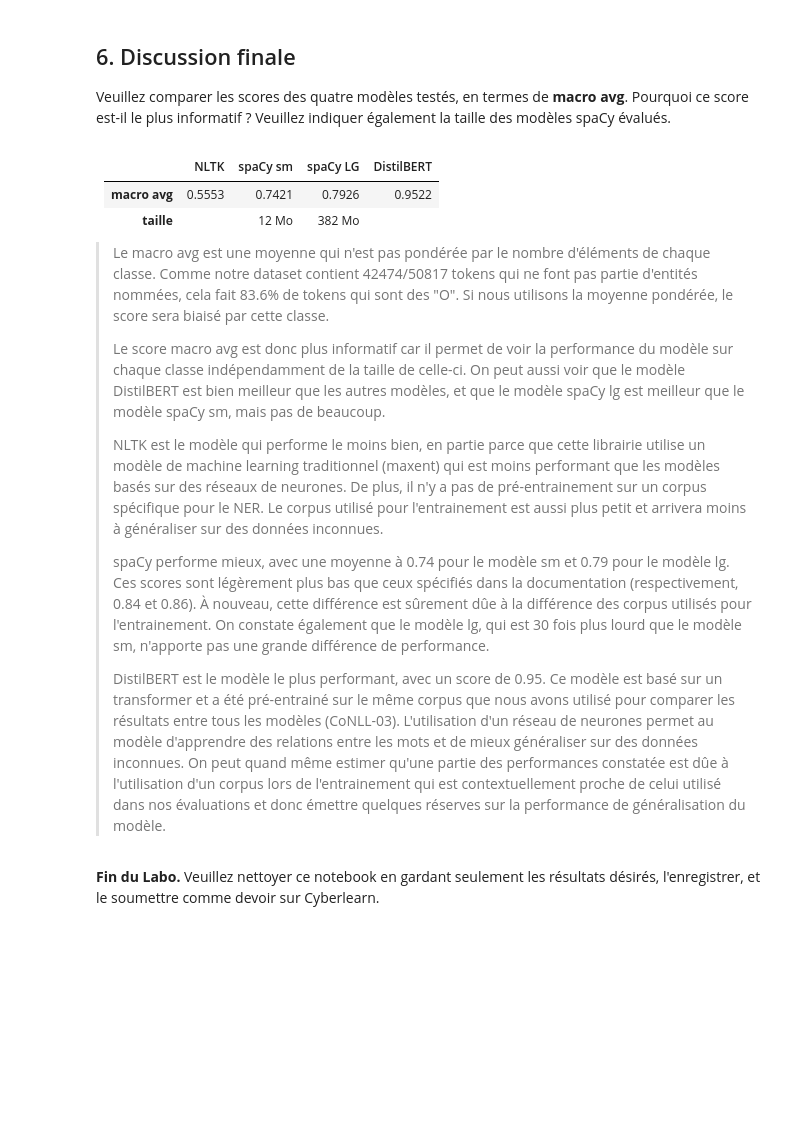
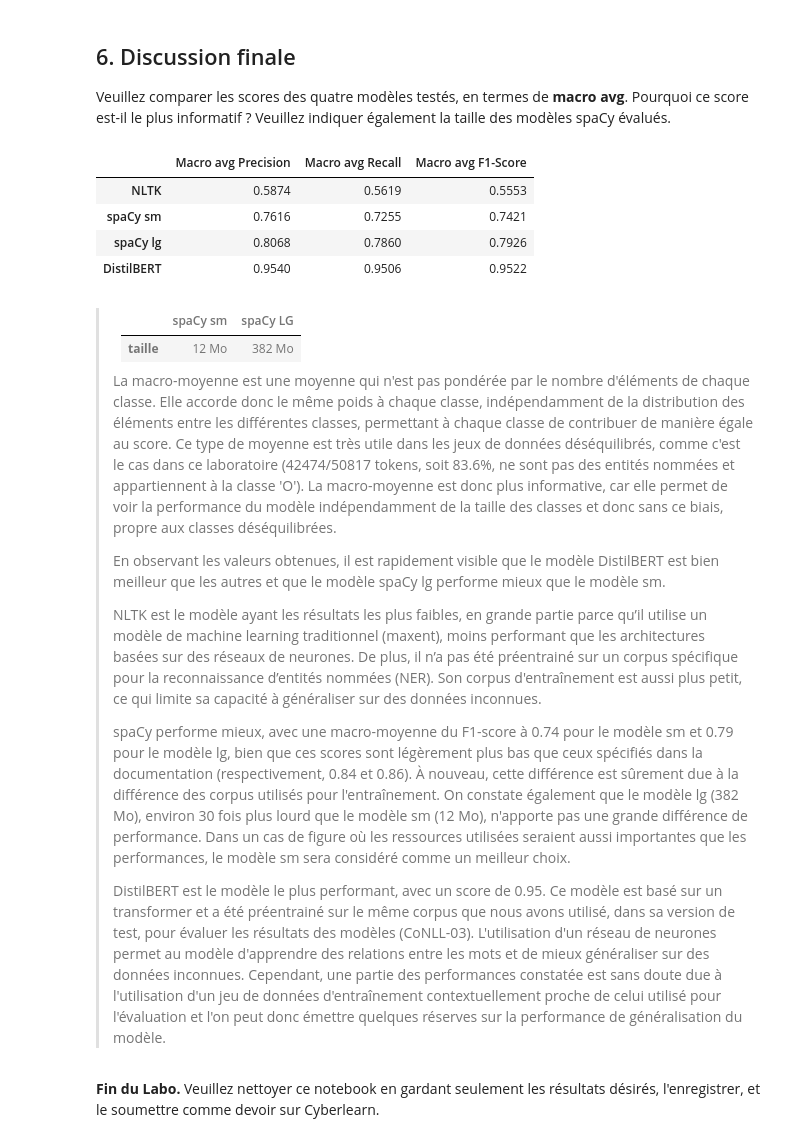
Before and after one commit to heig-lherman/tal, a Jupyter notebook: pw4/TAL_Labo4_Butty_Herman.ipynb, the cells around one changed output. Drawn from its saved outputs; the diff is of its cells as text; code cells hidden in the pictures; blank space fills up the shorter version.

```diff
--- a/pw4/TAL_Labo4_Butty_Herman.ipynb
+++ b/pw4/TAL_Labo4_Butty_Herman.ipynb
@@ -524,8 +535,8 @@ print(len(bert_tags_conv))
 # %% [markdown]
 **5g.** En comparant `test_tags` avec `bert_tags_conv`, veuillez afficher le rapport d'évaluation de la classification et la matrice de confusion, pour tous les types de tags apparaissant dans les données de test.
 # %%
-print("Rapport d'évaluation :")
-print(classification_report(test_tags, bert_tags_conv, zero_division=0, digits=4))
+report_bert = classification_report(test_tags, bert_tags_conv, zero_division=0, digits=4)
+print(f"Rapport d'évaluation :\n{report_bert}")
 # %% [output]
 Rapport d'évaluation :
               precision    recall  f1-score   support
@@ -602,20 +611,40 @@ Dans l'ensemble, les résultats sont pratiquement identiques et se constatent se
 ## 6. Discussion finale
 
 Veuillez comparer les scores des quatre modèles testés, en termes de **macro avg**.  Pourquoi ce score est-il le plus informatif ?  Veuillez indiquer également la taille des modèles spaCy évalués.
+# %%
+reports = {
+    "NLTK": report_nltk,
+    "spaCy sm" : report_spacy_sm,
+    "spaCy lg" : report_spacy_lg,
+    "DistilBERT": report_bert,
+}
+
+df = pd.DataFrame(
+    {name: list(map(float, re.search(r"macro avg\s+([\d\.]+)\s+([\d\.]+)\s+([\d\.]+)", report).groups()))
+     for name, report in reports.items()}
+).T
+
+df.columns = ["Macro avg Precision", "Macro avg Recall", "Macro avg F1-Score"]
+display(df)
+# %% [output]
+|  | Macro avg Precision | Macro avg Recall | Macro avg F1-Score |
+| NLTK | 0.5874 | 0.5619 | 0.5553 |
+| spaCy sm | 0.7616 | 0.7255 | 0.7421 |
+| spaCy lg | 0.8068 | 0.7860 | 0.7926 |
+| DistilBERT | 0.9540 | 0.9506 | 0.9522 |
 # %% [markdown]
-|               | NLTK   | spaCy sm | spaCy LG | DistilBERT |
-|---------------|--------|----------|----------|------------|
-| **macro avg** | 0.5553 | 0.7421   | 0.7926   | 0.9522     |
-| **taille**    |        | 12 Mo    | 382 Mo   |            |
-
-> Le macro avg est une moyenne qui n'est pas pondérée par le nombre d'éléments de chaque classe. Comme notre dataset contient 42474/50817 tokens qui ne font pas partie d'entités nommées, cela fait 83.6% de tokens qui sont des "O". Si nous utilisons la moyenne pondérée, le score sera biaisé par cette classe.
+> |               | spaCy sm | spaCy LG |
+> |---------------|----------|----------|
+> | **taille**    | 12 Mo    | 382 Mo   |
 >
-> Le score macro avg est donc plus informatif car il permet de voir la performance du modèle sur chaque classe indépendamment de la taille de celle-ci. On peut aussi voir que le modèle DistilBERT est bien meilleur que les autres modèles, et que le modèle spaCy lg est meilleur que le modèle spaCy sm, mais pas de beaucoup.
+> La macro-moyenne est une moyenne qui n'est pas pondérée par le nombre d'éléments de chaque classe. Elle accorde donc le même poids à chaque classe, indépendamment de la distribution des éléments entre les différentes classes, permettant à chaque classe de contribuer de manière égale au score. Ce type de moyenne est très utile dans les jeux de données déséquilibrés, comme c'est le cas dans ce laboratoire (42474/50817 tokens, soit 83.6%, ne sont pas des entités nommées et appartiennent à la classe 'O'). La macro-moyenne est donc plus informative, car elle permet de voir la performance du modèle indépendamment de la taille des classes et donc sans ce biais, propre aux classes déséquilibrées.
 >
-> NLTK est le modèle qui performe le moins bien, en partie parce que cette librairie utilise un modèle de machine learning traditionnel (maxent) qui est moins performant que les modèles basés sur des réseaux de neurones. De plus, il n'y a pas de pré-entrainement sur un corpus spécifique pour le NER. Le corpus utilisé pour l'entrainement est aussi plus petit et arrivera moins à généraliser sur des données inconnues.
+> En observant les valeurs obtenues, il est rapidement visible que le modèle DistilBERT est bien meilleur que les autres et que le modèle spaCy lg performe mieux que le modèle sm.
 >
-> spaCy performe mieux, avec une moyenne à 0.74 pour le modèle sm et 0.79 pour le modèle lg. Ces scores sont légèrement plus bas que ceux spécifiés dans la documentation (respectivement, 0.84 et 0.86). À nouveau, cette différence est sûrement dûe à la différence des corpus utilisés pour l'entrainement. On constate également que le modèle lg, qui est 30 fois plus lourd que le modèle sm, n'apporte pas une grande différence de performance.
+> NLTK est le modèle ayant les résultats les plus faibles, en grande partie parce qu’il utilise un modèle de machine learning traditionnel (maxent), moins performant que les architectures basées sur des réseaux de neurones. De plus, il n’a pas été préentrainé sur un corpus spécifique pour la reconnaissance d’entités nommées (NER). Son corpus d'entraînement est aussi plus petit, ce qui limite sa capacité à généraliser sur des données inconnues.
 >
-> DistilBERT est le modèle le plus performant, avec un score de 0.95. Ce modèle est basé sur un transformer et a été pré-entrainé sur le même corpus que nous avons utilisé pour comparer les résultats entre tous les modèles (CoNLL-03). L'utilisation d'un réseau de neurones permet au modèle d'apprendre des relations entre les mots et de mieux généraliser sur des données inconnues. On peut quand même estimer qu'une partie des performances constatée est dûe à l'utilisation d'un corpus lors de l'entrainement qui est contextuellement proche de celui utilisé dans nos évaluations et donc émettre quelques réserves sur la performance de généralisation du modèle.
+> spaCy performe mieux, avec une macro-moyenne du F1-score à 0.74 pour le modèle sm et 0.79 pour le modèle lg, bien que ces scores sont légèrement plus bas que ceux spécifiés dans la documentation (respectivement, 0.84 et 0.86). À nouveau, cette différence est sûrement due à la différence des corpus utilisés pour l'entraînement. On constate également que le modèle lg (382 Mo), environ 30 fois plus lourd que le modèle sm (12 Mo), n'apporte pas une grande différence de performance. Dans un cas de figure où les ressources utilisées seraient aussi importantes que les performances, le modèle sm sera considéré comme un meilleur choix.
+>
+> DistilBERT est le modèle le plus performant, avec un score de 0.95. Ce modèle est basé sur un transformer et a été préentrainé sur le même corpus que nous avons utilisé, dans sa version de test, pour évaluer les résultats des modèles (CoNLL-03). L'utilisation d'un réseau de neurones permet au modèle d'apprendre des relations entre les mots et de mieux généraliser sur des données inconnues. Cependant, une partie des performances constatée est sans doute due à l'utilisation d'un jeu de données d'entraînement contextuellement proche de celui utilisé pour l'évaluation et l'on peut donc émettre quelques réserves sur la performance de généralisation du modèle.
 # %% [markdown]
 **Fin du Labo.** Veuillez nettoyer ce notebook en gardant seulement les résultats désirés, l'enregistrer, et le soumettre comme devoir sur Cyberlearn.
```
Also changed, not shown: parts of 37 cells of this notebook.
